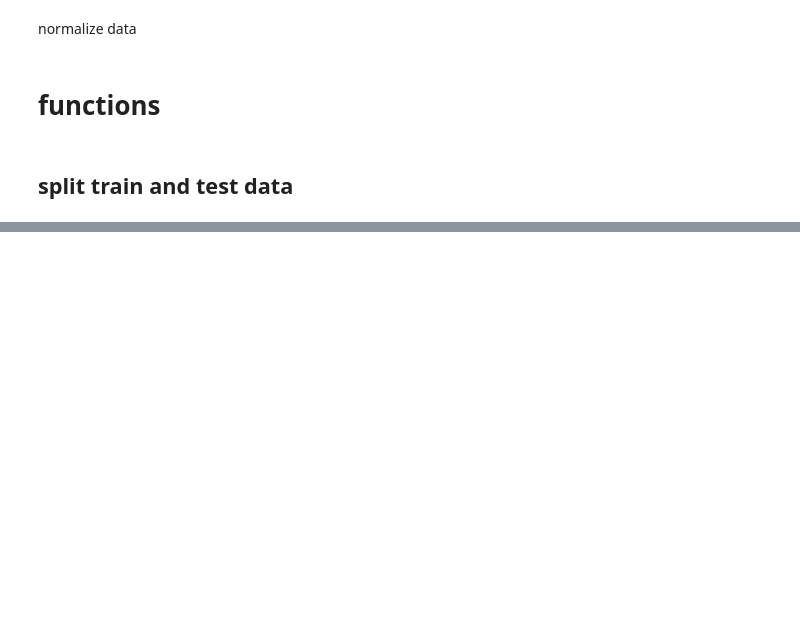
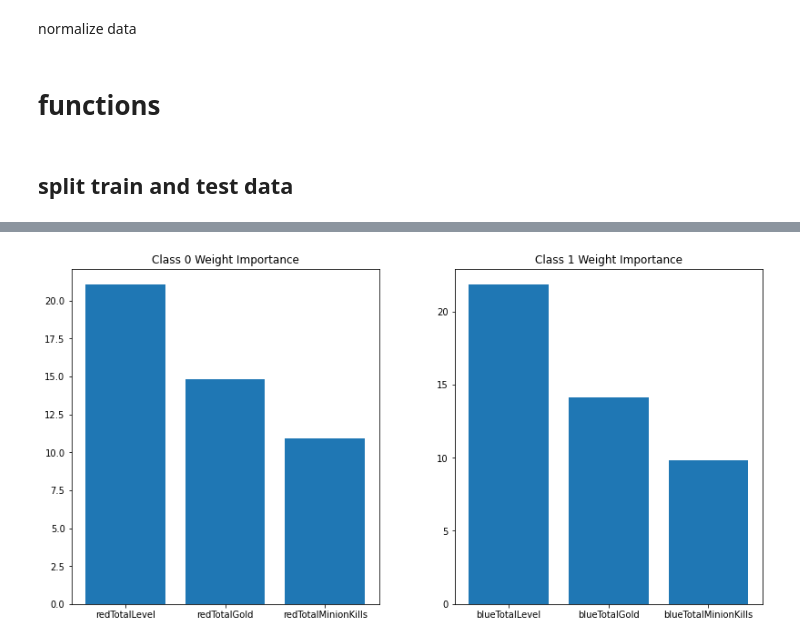
Before and after one commit to fatihemreyildiz/DataMiningFinalProject, a Jupyter notebook: final.ipynb, the cells around one changed output, grey strips where cells are left out. Cells and saved outputs as stored; diff of their text form; code cells hidden in the pictures; blank space fills up the shorter version.

```diff
--- a/final.ipynb
+++ b/final.ipynb
@@ -158,0 +200,3 @@ X_train, X_test, y_train, y_test = train_test_split(X_scaled, Y, train_size=0.7)
+# %%
+from sklearn.linear_model import LogisticRegression
+models = test_model_avg(lambda: LogisticRegression(max_iter=10000), lambda x: x.fit(X_train, y_train), X_test, y_test, "Linear Classification : LogisticRegression Results")
@@ -158,0 +214,7 @@ X_train, X_test, y_train, y_test = train_test_split(X_scaled, Y, train_size=0.7)
+# %%
+feature_importances = average_feature_importance(models, lambda x: x.coef_[0])
+class_0_feature_list, class_1_feature_list = calculate_feature_importance(feature_importances)
+visualize_feature_importance(class_0_feature_list, class_1_feature_list, X_columns)
+None
+# %% [output]
+[figure, added]
```
Also changed, not shown: parts of 25 cells of this notebook.
